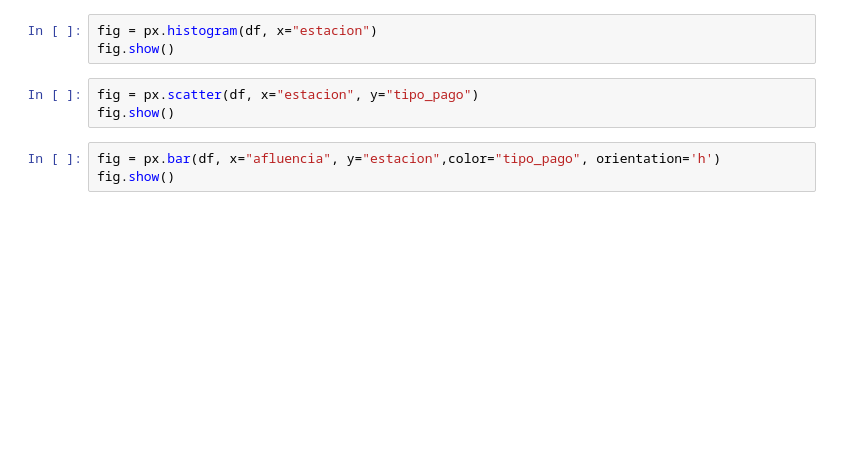
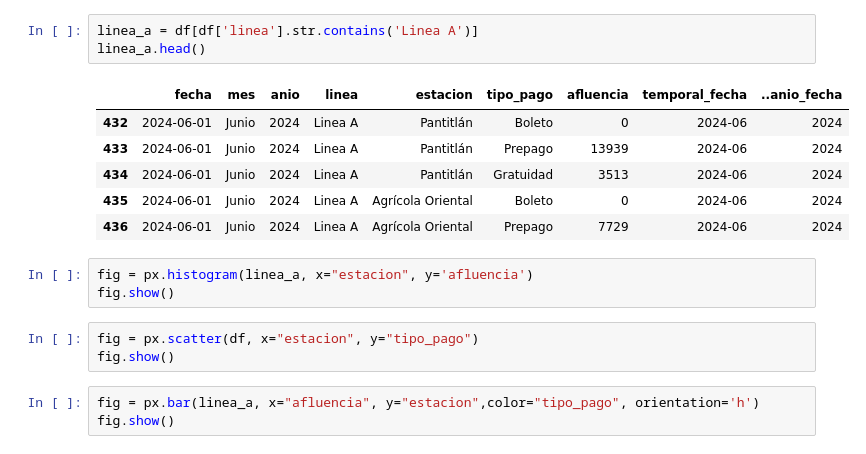
Before and after one commit to ex-seb/web_app, a Jupyter notebook: notebooks/EDA.ipynb, the cells around one changed output. Saved outputs shown, nothing was run; the diff lists cells and outputs as text; blank space fills up the shorter version.

```diff
--- a/notebooks/EDA.ipynb
+++ b/notebooks/EDA.ipynb
@@ -36,9 +36,19 @@ memory usage: 1.2+ MB
+# %%
+linea_a = df[df['linea'].str.contains('Linea A')]
+linea_a.head()
+# %% [output]
+|  | fecha | mes | anio | linea | estacion | tipo_pago | afluencia | temporal_fecha | ..anio_fecha |
+| 432 | 2024-06-01 | Junio | 2024 | Linea A | Pantitlán | Boleto | 0 | 2024-06 | 2024 |
+| 433 | 2024-06-01 | Junio | 2024 | Linea A | Pantitlán | Prepago | 13939 | 2024-06 | 2024 |
+| 434 | 2024-06-01 | Junio | 2024 | Linea A | Pantitlán | Gratuidad | 3513 | 2024-06 | 2024 |
+| 435 | 2024-06-01 | Junio | 2024 | Linea A | Agrícola Oriental | Boleto | 0 | 2024-06 | 2024 |
+| 436 | 2024-06-01 | Junio | 2024 | Linea A | Agrícola Oriental | Prepago | 7729 | 2024-06 | 2024 |
 # %%
-fig = px.histogram(df, x="estacion")
+fig = px.histogram(linea_a, x="estacion", y='afluencia')
 fig.show()
 # %%
 fig = px.scatter(df, x="estacion", y="tipo_pago")
 fig.show()
 # %%
-fig = px.bar(df, x="afluencia", y="estacion",color="tipo_pago", orientation='h')
+fig = px.bar(linea_a, x="afluencia", y="estacion",color="tipo_pago", orientation='h')
 fig.show()
```
Also changed, not shown: parts of 1 cell of this notebook, 2 other files.
